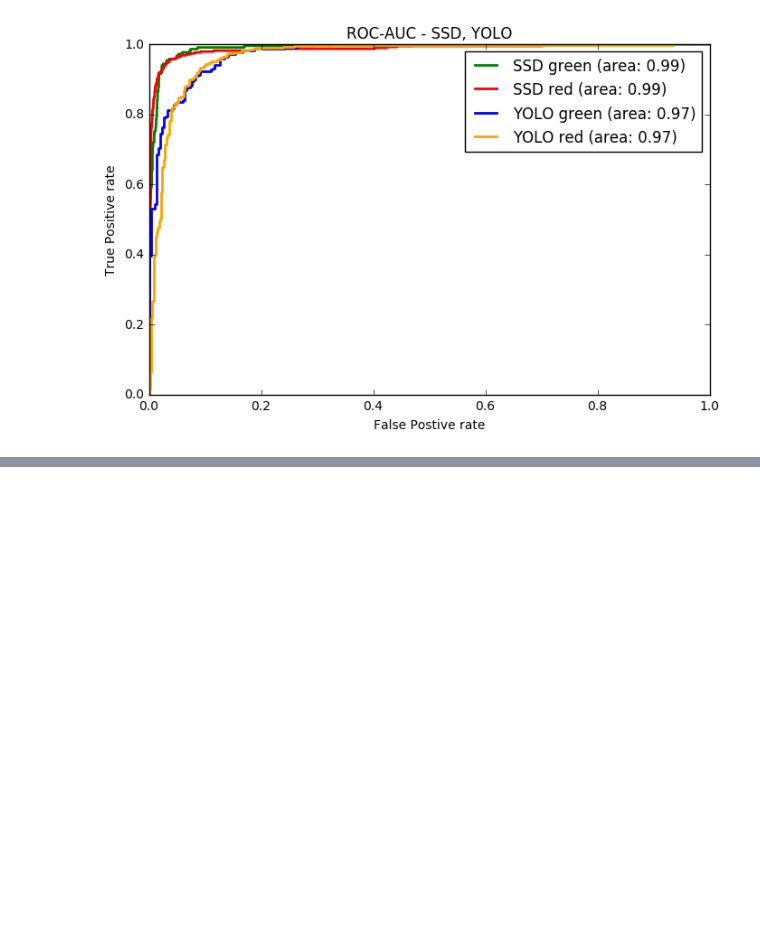
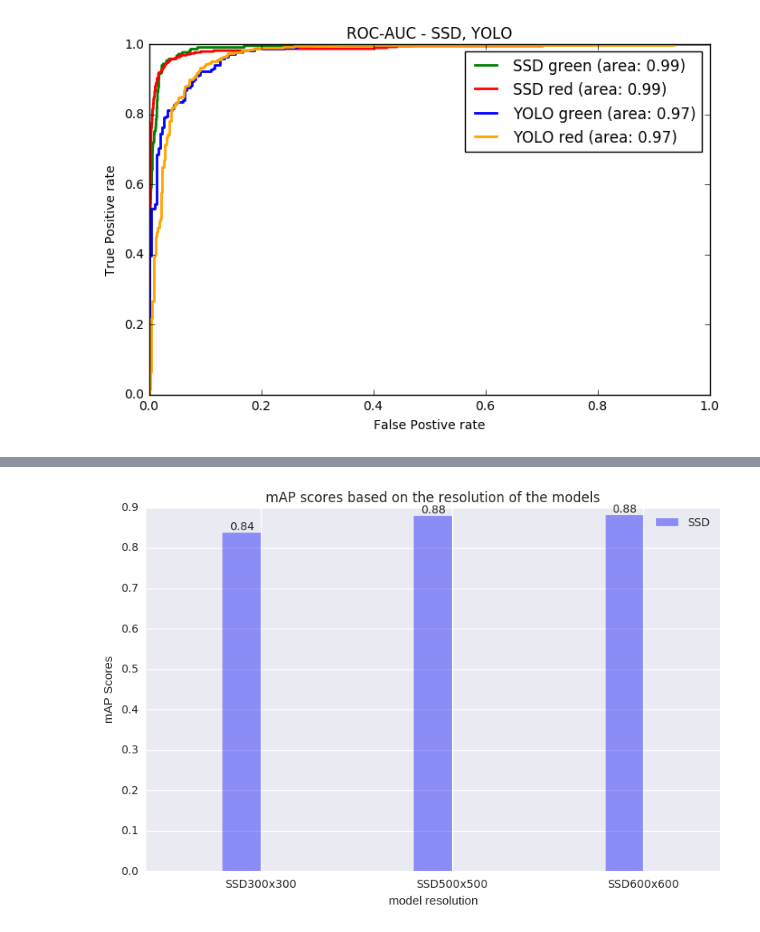
Before and after one commit to SaikiranKannaiah436/RD, a Jupyter notebook: complete_analysis.ipynb, the cells around one changed output, grey strips where cells are left out. Saved outputs shown, nothing was run; the diff lists cells and outputs as text; code cells hidden in the pictures; blank space fills up the shorter version.

```diff
--- a/complete_analysis.ipynb
+++ b/complete_analysis.ipynb
@@ -517,0 +680,5 @@ SSD_r: 0.986384, YOLO_r: 0.967677
+# %%
+def compute_avg(a1,a2):
+    return (a1+a2)/2
+# %%
+map_values_ssd.append(compute_avg(ap_r_aug, ap_g_aug))
@@ -517,0 +717,2 @@ SSD_r: 0.986384, YOLO_r: 0.967677
+# %%
+map_values_ssd.append(compute_avg(ap_r_500, ap_g_500))
@@ -517,0 +755,46 @@ SSD_r: 0.986384, YOLO_r: 0.967677
+# %%
+map_values_ssd.append(compute_avg(ap_r_600, ap_g_600))
+# %%
+import matplotlib.pyplot as plt
+%matplotlib inline
+plt.rcParams['figure.figsize'] = (8, 6)
+plt.rcParams['image.interpolation'] = 'nearest'
+plt.rcParams['image.cmap'] = 'gray'
+plt.style.use('seaborn-notebook')
+
+
+index = np.arange(len(map_values_ssd))
+bar_width = 0.2
+
+opacity = 0.4
+
+#fig, ax = plt.figure()
+
+rects = plt.bar(index, map_values_ssd, bar_width,
+                 alpha=opacity, align='center',
+                 color='b',
+                 label='SSD')
+
+def autolabel(rects):
+    """
+    Attach a text label above each bar displaying its height
+    """
+    for rect in rects:
+        height = rect.get_height()
+        plt.text(rect.get_x() + rect.get_width()/2., 1*height,
+                '%.2f' % (height),
+                ha='center', va='bottom')
+
+autolabel(rects)
+
+plt.xlabel('model resolution')
+plt.ylabel('mAP Scores')
+plt.title('mAP scores based on the resolution of the models')
+plt.xticks(index + bar_width / 2, ('SSD300x300', 'SSD500x500', 'SSD600x600'))
+plt.legend()
+
+plt.tight_layout()
+plt.savefig('SSD_sizesvsmap.png', bbox_inches='tight')
+plt.show()
+# %% [output]
+[figure, added]
```
Also changed, not shown: parts of 22 cells of this notebook.
